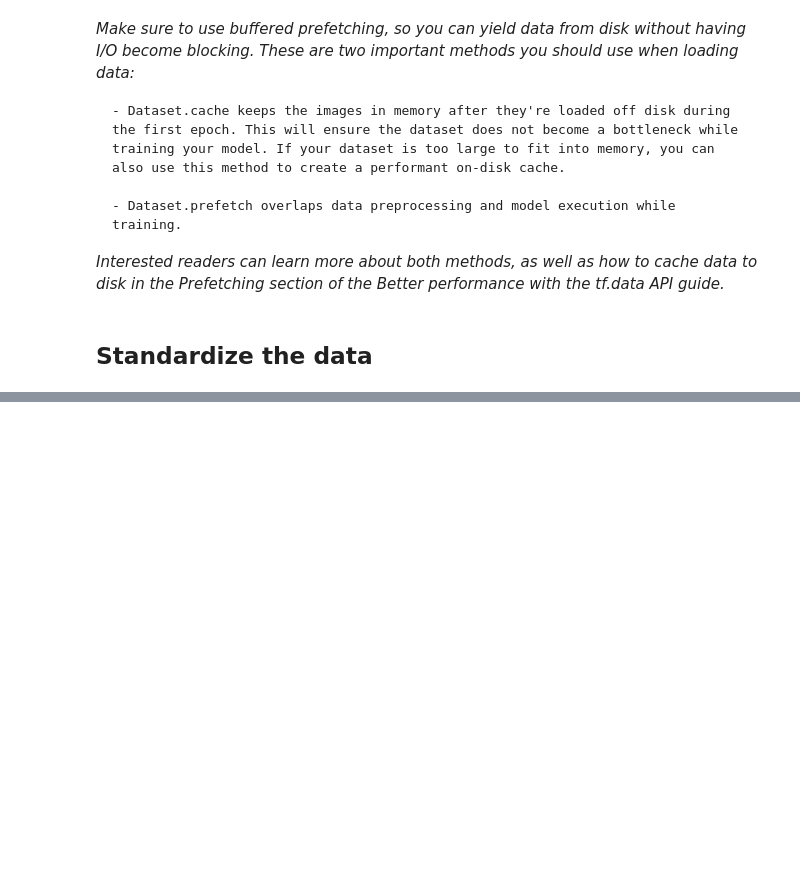
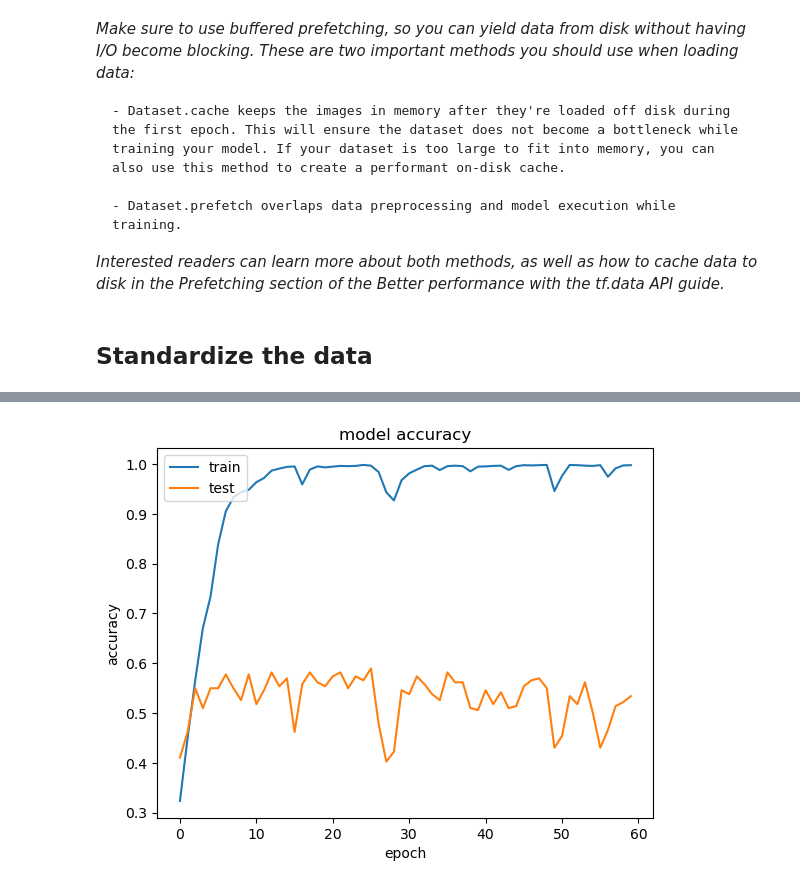
Before and after one commit to MaxiG-ai/trashAI, a Jupyter notebook: test2.ipynb, the cells around one changed output, grey strips where cells are left out. Cells and saved outputs as stored; diff of their text form; code cells hidden in the pictures; blank space fills up the shorter version.

Commit message:
run 70 epochs and show results in graph

```diff
--- a/test2.ipynb
+++ b/test2.ipynb
@@ -136,9 +137,9 @@ model.compile(
     metrics=['accuracy']
 )
 # %%
-model.fit(
+history = model.fit(
     train_ds,
     validation_data=val_ds,
-    epochs=3
+    epochs=60
 )
 # %% [output]
@@ -151,0 +169,17 @@ Epoch 3/3
+# %%
+#import training history
+load = True
+
+if load:
+    history=np.load('my_history.npy',allow_pickle='TRUE').item()
+# %%
+# summarize history for accuracy
+plt.plot(history['accuracy'])
+plt.plot(history['val_accuracy'])
+plt.title('model accuracy')
+plt.ylabel('accuracy')
+plt.xlabel('epoch')
+plt.legend(['train', 'test'], loc='upper left')
+plt.show()
+# %% [output]
+[figure, added]
```
Also changed, not shown: parts of 9 cells of this notebook.
